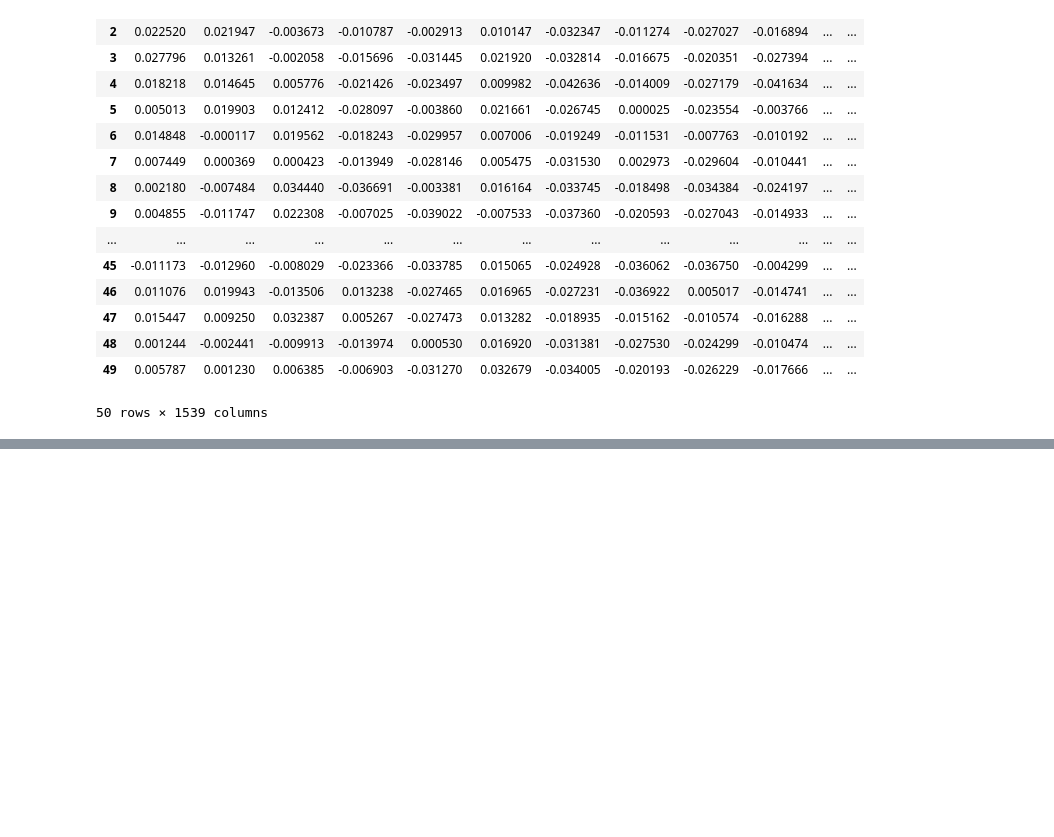
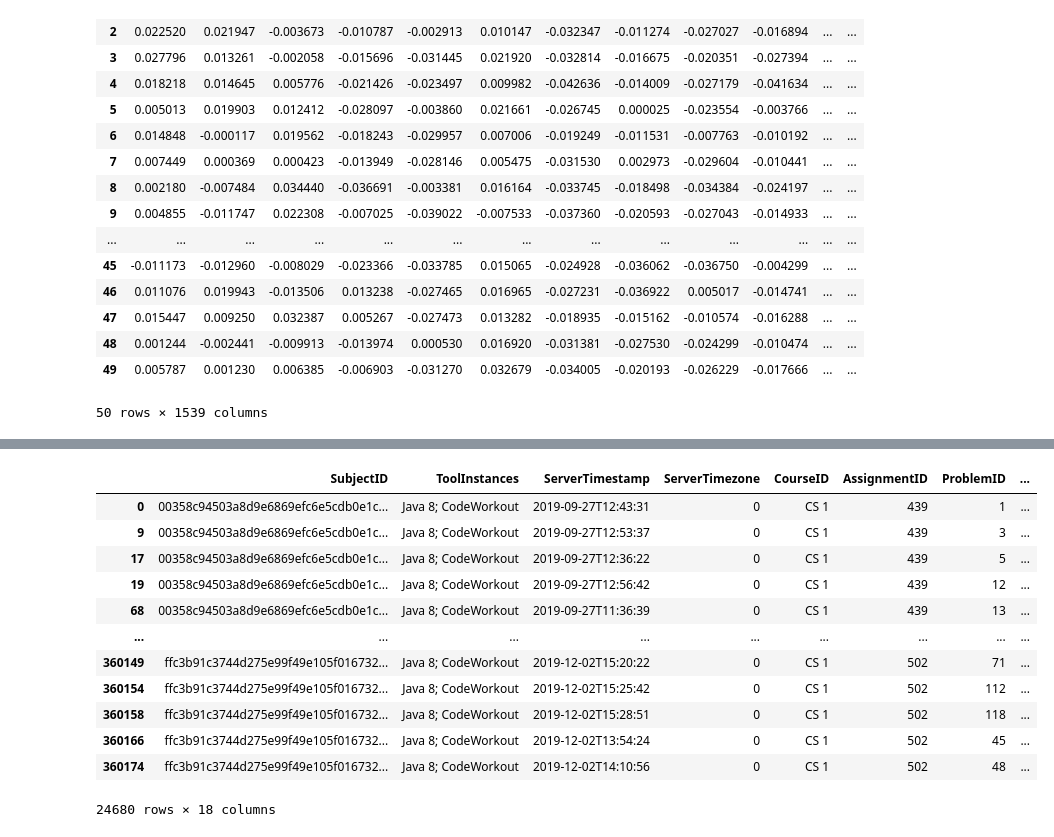
Before and after one commit to KISRDevelopment/interpretable_student_models_paper_code, a Jupyter notebook: process_csedm2020.ipynb, the cells around one changed output, grey strips where cells are left out. Drawn from its saved outputs; the diff is of its cells as text; code cells hidden in the pictures; blank space fills up the shorter version.

```diff
--- a/process_csedm2020.ipynb
+++ b/process_csedm2020.ipynb
@@ -73,0 +76,3 @@ problem_df.to_csv("embeddings/csedm2020_embeddings.csv", index=False)
+# %%
+code_states_df = pd.read_csv("data/raw-datasets/csedm2020_fall/Data/CodeStates/CodeStates.csv").set_index('CodeStateID')
+code_states_df
@@ -73,0 +94,21 @@ problem_df.to_csv("embeddings/csedm2020_embeddings.csv", index=False)
+# %%
+raw_df = pd.read_csv('data/raw-datasets/csedm2020_fall/Data/MainTable.csv')
+ix_correct = raw_df['Score'] == 1
+corr_raw_df = raw_df[ix_correct].copy()
+corr_raw_df['code'] = code_states_df.loc[corr_raw_df['CodeStateID'], 'Code'].tolist()
+# %%
+corr_raw_df
+# %% [output]
+|  | SubjectID | ToolInstances | ServerTimestamp | ServerTimezone | CourseID | AssignmentID | ProblemID | ... |
+| 0 | 00358c94503a8d9e6869efc6e5cdb0e1c... | Java 8; CodeWorkout | 2019-09-27T12:43:31 | 0 | CS 1 | 439 | 1 | ... |
+| 9 | 00358c94503a8d9e6869efc6e5cdb0e1c... | Java 8; CodeWorkout | 2019-09-27T12:53:37 | 0 | CS 1 | 439 | 3 | ... |
+| 17 | 00358c94503a8d9e6869efc6e5cdb0e1c... | Java 8; CodeWorkout | 2019-09-27T12:36:22 | 0 | CS 1 | 439 | 5 | ... |
+| 19 | 00358c94503a8d9e6869efc6e5cdb0e1c... | Java 8; CodeWorkout | 2019-09-27T12:56:42 | 0 | CS 1 | 439 | 12 | ... |
+| 68 | 00358c94503a8d9e6869efc6e5cdb0e1c... | Java 8; CodeWorkout | 2019-09-27T11:36:39 | 0 | CS 1 | 439 | 13 | ... |
+| ... | ... | ... | ... | ... | ... | ... | ... | ... |
+| 360149 | ffc3b91c3744d275e99f49e105f016732... | Java 8; CodeWorkout | 2019-12-02T15:20:22 | 0 | CS 1 | 502 | 71 | ... |
+| 360154 | ffc3b91c3744d275e99f49e105f016732... | Java 8; CodeWorkout | 2019-12-02T15:25:42 | 0 | CS 1 | 502 | 112 | ... |
+| 360158 | ffc3b91c3744d275e99f49e105f016732... | Java 8; CodeWorkout | 2019-12-02T15:28:51 | 0 | CS 1 | 502 | 118 | ... |
+| 360166 | ffc3b91c3744d275e99f49e105f016732... | Java 8; CodeWorkout | 2019-12-02T13:54:24 | 0 | CS 1 | 502 | 45 | ... |
+| 360174 | ffc3b91c3744d275e99f49e105f016732... | Java 8; CodeWorkout | 2019-12-02T14:10:56 | 0 | CS 1 | 502 | 48 | ... |
+24680 rows × 18 columns
```
Also changed, not shown: parts of 4 cells of this notebook, 3 other files.
